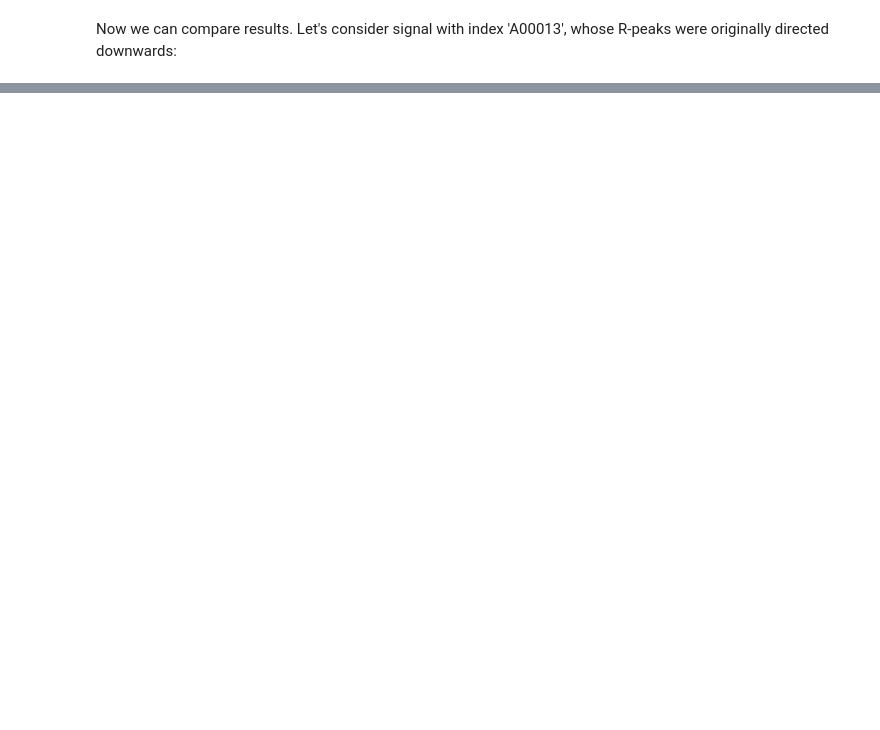
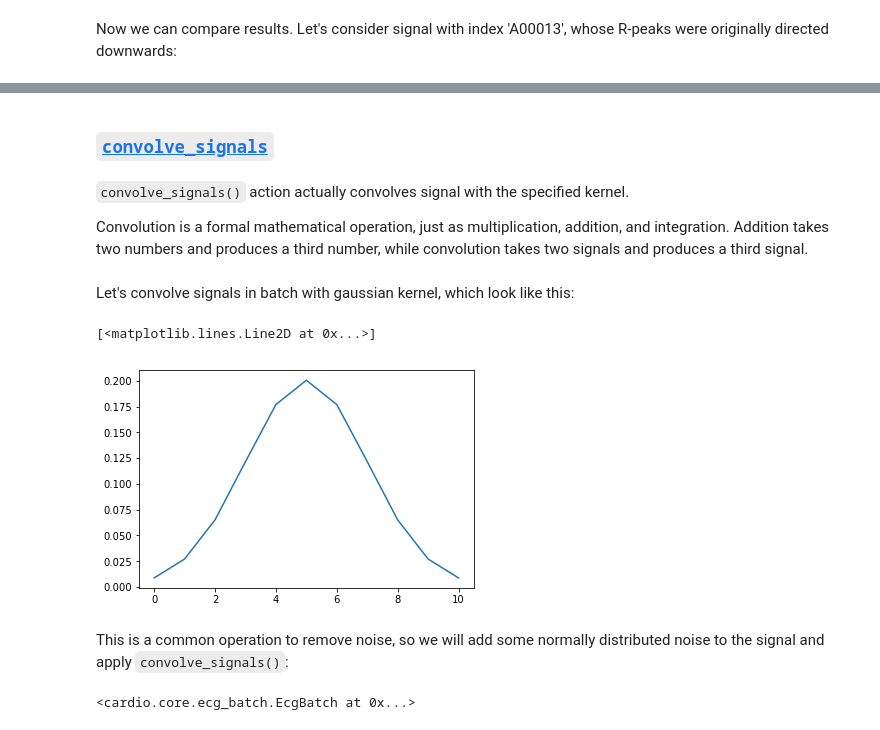
Before and after one commit to analysiscenter/cardio, a Jupyter notebook: tutorials/I.CardIO.ipynb, the cells around one changed output, grey strips where cells are left out. Drawn from its saved outputs; the diff is of its cells as text; code cells hidden in the pictures; blank space fills up the shorter version.

````diff
--- a/tutorials/I.CardIO.ipynb
+++ b/tutorials/I.CardIO.ipynb
@@ -96,0 +165,17 @@ batch_with_data.show_ecg('A00013')
+# %% [markdown]
+### [```convolve_signals```](https://analysiscenter.github.io/cardio/api/cardio.batch.html#cardio.batch.EcgBatch.convolve_signals)
+# %% [markdown]
+```convolve_signals()``` action actually convolves signal with the specified kernel.
+
+Convolution is a formal mathematical operation, just as multiplication, addition, and integration. Addition takes two numbers and produces a third number, while convolution takes two signals and produces a third signal.
+# %% [markdown]
+Let's convolve signals in batch with gaussian kernel, which look like this:
+# %%
+%matplotlib inline
+import cardio
+
+kernel = cardio.kernels.gaussian(size=11)
+plt.plot(kernel)
+# %% [output]
+[<matplotlib.lines.Line2D at 0x...>]
+[figure, added]
@@ -96,0 +185,13 @@ batch_with_data.show_ecg('A00013')
+# %% [markdown]
+This is a common operation to remove noise, so we will add some normally distributed noise to the signal and apply ```convolve_signals()```:
+# %%
+siglen = original_batch["A00001"].signal.shape[1]
+
+noise = np.random.normal(scale=0.01, size=siglen)
+
+original_batch["A00001"].signal += noise
+changed_batch["A00001"].signal += noise
+
+changed_batch.convolve_signals(kernel=kernel)
+# %% [output]
+<cardio.core.ecg_batch.EcgBatch at 0x...>
````
Also changed, not shown: parts of 116 cells of this notebook.
